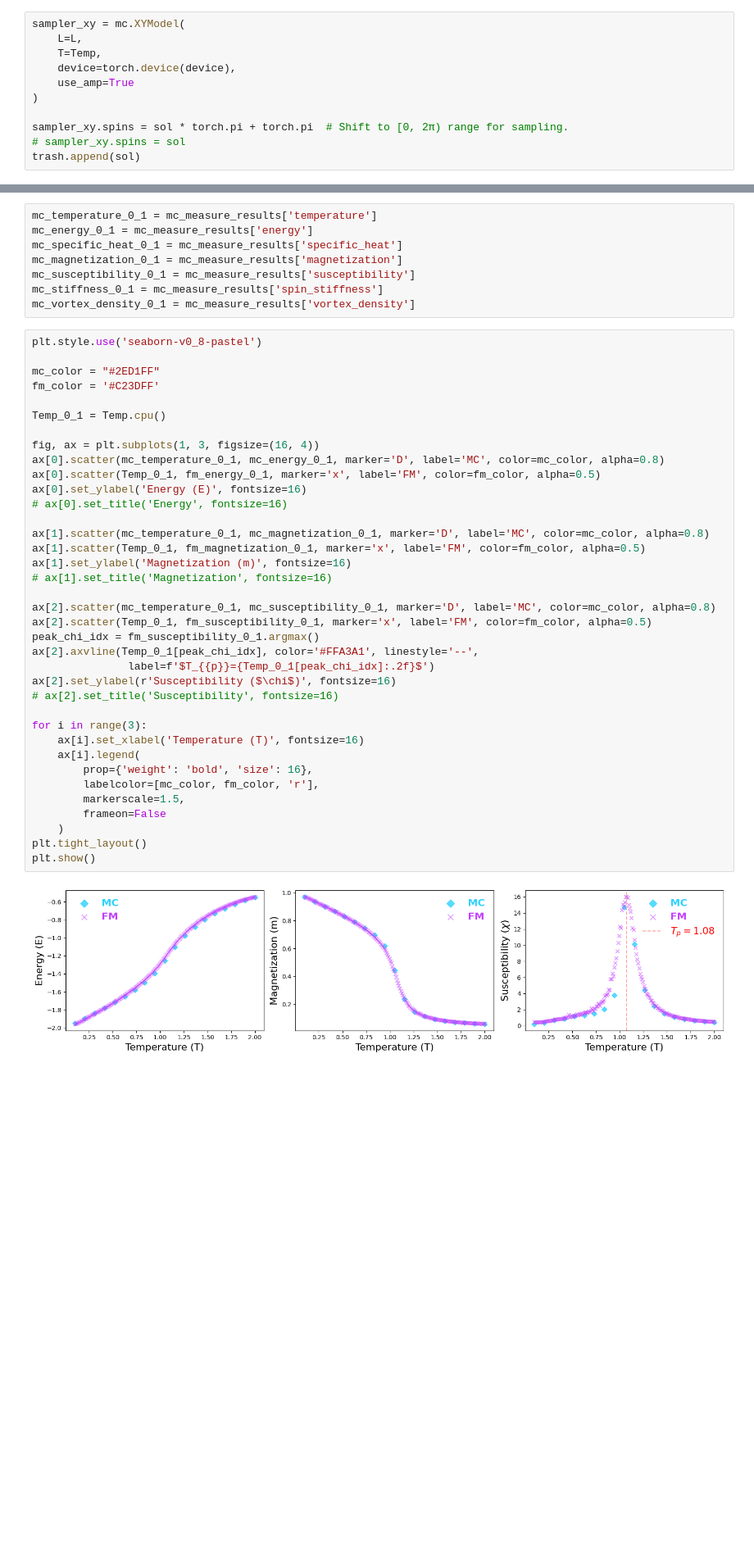
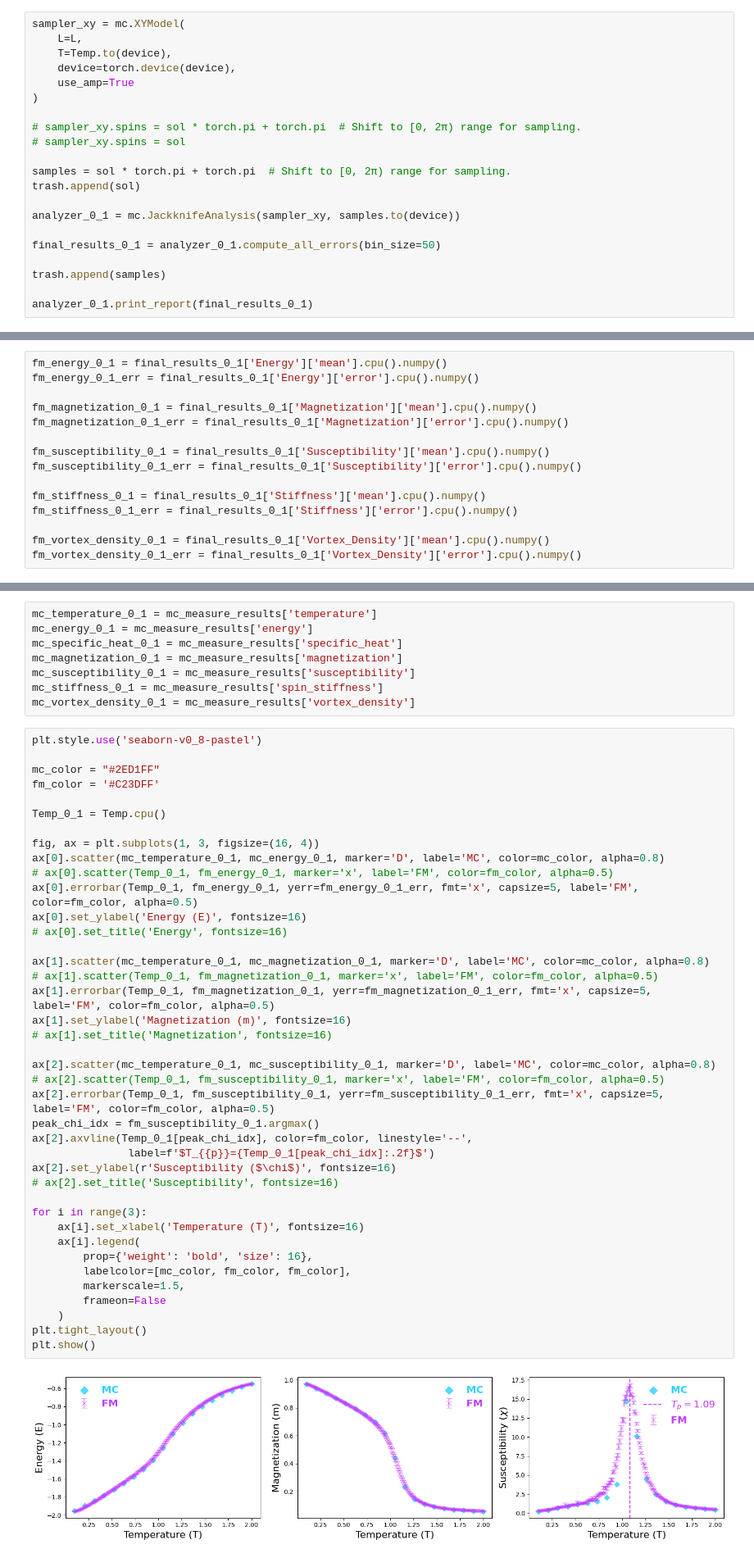
Before and after one commit to ToelUl/Flow-to-Field, a Jupyter notebook: increase_sample_density_lab.ipynb, the cells around one changed output, grey strips where cells are left out. Shown at 82% size. Cells and saved outputs as stored; diff of their text form; blank space fills up the shorter version.

```diff
--- a/increase_sample_density_lab.ipynb
+++ b/increase_sample_density_lab.ipynb
@@ -1027,14 +1073,24 @@ Solving time for L=32: 480.88 seconds
 # %%
 sampler_xy = mc.XYModel(
     L=L,
-    T=Temp,
+    T=Temp.to(device),
     device=torch.device(device),
     use_amp=True
 )
 
-sampler_xy.spins = sol * torch.pi + torch.pi  # Shift to [0, 2π) range for sampling.
+# sampler_xy.spins = sol * torch.pi + torch.pi  # Shift to [0, 2π) range for sampling.
 # sampler_xy.spins = sol
+
+samples = sol * torch.pi + torch.pi  # Shift to [0, 2π) range for sampling.
 trash.append(sol)
+
+analyzer_0_1 = mc.JackknifeAnalysis(sampler_xy, samples.to(device))
+
+final_results_0_1 = analyzer_0_1.compute_all_errors(bin_size=50)
+
+trash.append(samples)
+
+analyzer_0_1.print_report(final_results_0_1)
 # %% [output]
 Initialized MonteCarloSampler on device: cuda:0
  L=32, BatchSize=190, ChainsPerTemp=30, AMP=True, PT=True, LargeSim=False
@@ -1041 +1112,16 @@ Initialized MonteCarloSampler on device: cuda:0
+# %%
+fm_energy_0_1 = final_results_0_1['Energy']['mean'].cpu().numpy()
+fm_energy_0_1_err = final_results_0_1['Energy']['error'].cpu().numpy()
+
+fm_magnetization_0_1 = final_results_0_1['Magnetization']['mean'].cpu().numpy()
+fm_magnetization_0_1_err = final_results_0_1['Magnetization']['error'].cpu().numpy()
+
+fm_susceptibility_0_1 = final_results_0_1['Susceptibility']['mean'].cpu().numpy()
+fm_susceptibility_0_1_err = final_results_0_1['Susceptibility']['error'].cpu().numpy()
+
+fm_stiffness_0_1 = final_results_0_1['Stiffness']['mean'].cpu().numpy()
+fm_stiffness_0_1_err = final_results_0_1['Stiffness']['error'].cpu().numpy()
+
+fm_vortex_density_0_1 = final_results_0_1['Vortex_Density']['mean'].cpu().numpy()
+fm_vortex_density_0_1_err = final_results_0_1['Vortex_Density']['error'].cpu().numpy()
 # %%
@@ -1084,39 +1164,42 @@ plt.style.use('seaborn-v0_8-pastel')
 mc_color = "#2ED1FF"
 fm_color = '#C23DFF'
 
 Temp_0_1 = Temp.cpu()
 
 fig, ax = plt.subplots(1, 3, figsize=(16, 4))
 ax[0].scatter(mc_temperature_0_1, mc_energy_0_1, marker='D', label='MC', color=mc_color, alpha=0.8)
-ax[0].scatter(Temp_0_1, fm_energy_0_1, marker='x', label='FM', color=fm_color, alpha=0.5)
+# ax[0].scatter(Temp_0_1, fm_energy_0_1, marker='x', label='FM', color=fm_color, alpha=0.5)
+ax[0].errorbar(Temp_0_1, fm_energy_0_1, yerr=fm_energy_0_1_err, fmt='x', capsize=5, label='FM', color=fm_color, alpha=0.5)
 ax[0].set_ylabel('Energy (E)', fontsize=16)
 # ax[0].set_title('Energy', fontsize=16)
 
 ax[1].scatter(mc_temperature_0_1, mc_magnetization_0_1, marker='D', label='MC', color=mc_color, alpha=0.8)
-ax[1].scatter(Temp_0_1, fm_magnetization_0_1, marker='x', label='FM', color=fm_color, alpha=0.5)
+# ax[1].scatter(Temp_0_1, fm_magnetization_0_1, marker='x', label='FM', color=fm_color, alpha=0.5)
+ax[1].errorbar(Temp_0_1, fm_magnetization_0_1, yerr=fm_magnetization_0_1_err, fmt='x', capsize=5, label='FM', color=fm_color, alpha=0.5)
 ax[1].set_ylabel('Magnetization (m)', fontsize=16)
 # ax[1].set_title('Magnetization', fontsize=16)
 
 ax[2].scatter(mc_temperature_0_1, mc_susceptibility_0_1, marker='D', label='MC', color=mc_color, alpha=0.8)
-ax[2].scatter(Temp_0_1, fm_susceptibility_0_1, marker='x', label='FM', color=fm_color, alpha=0.5)
+# ax[2].scatter(Temp_0_1, fm_susceptibility_0_1, marker='x', label='FM', color=fm_color, alpha=0.5)
+ax[2].errorbar(Temp_0_1, fm_susceptibility_0_1, yerr=fm_susceptibility_0_1_err, fmt='x', capsize=5, label='FM', color=fm_color, alpha=0.5)
 peak_chi_idx = fm_susceptibility_0_1.argmax()
-ax[2].axvline(Temp_0_1[peak_chi_idx], color='#FFA3A1', linestyle='--',
+ax[2].axvline(Temp_0_1[peak_chi_idx], color=fm_color, linestyle='--',
                label=f'$T_{{p}}={Temp_0_1[peak_chi_idx]:.2f}$')
 ax[2].set_ylabel(r'Susceptibility ($\chi$)', fontsize=16)
 # ax[2].set_title('Susceptibility', fontsize=16)
 
 for i in range(3):
     ax[i].set_xlabel('Temperature (T)', fontsize=16)
     ax[i].legend(
         prop={'weight': 'bold', 'size': 16},
-        labelcolor=[mc_color, fm_color, 'r'],
+        labelcolor=[mc_color, fm_color, fm_color],
         markerscale=1.5,
         frameon=False
     )
 plt.tight_layout()
 plt.show()
 # %% [output]
-[figure, old version]
+[figure, new version]
 # %%
 plt.clf()
 plt.style.use('seaborn-v0_8-pastel')
```
Also changed, not shown: parts of 32 cells of this notebook, 2 other files.
